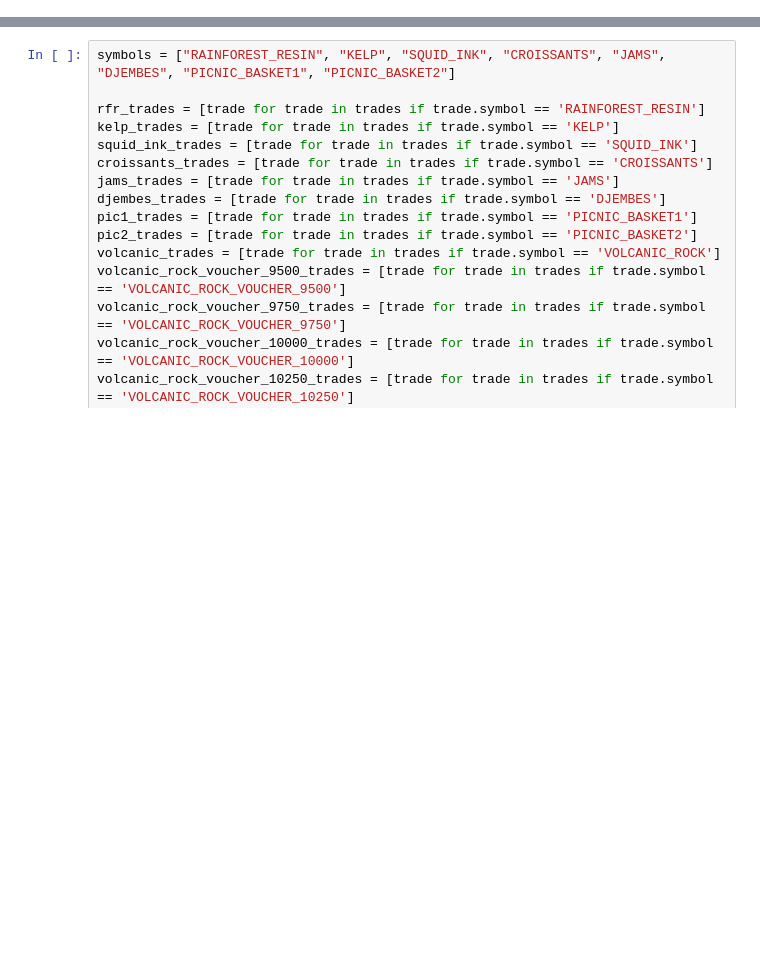
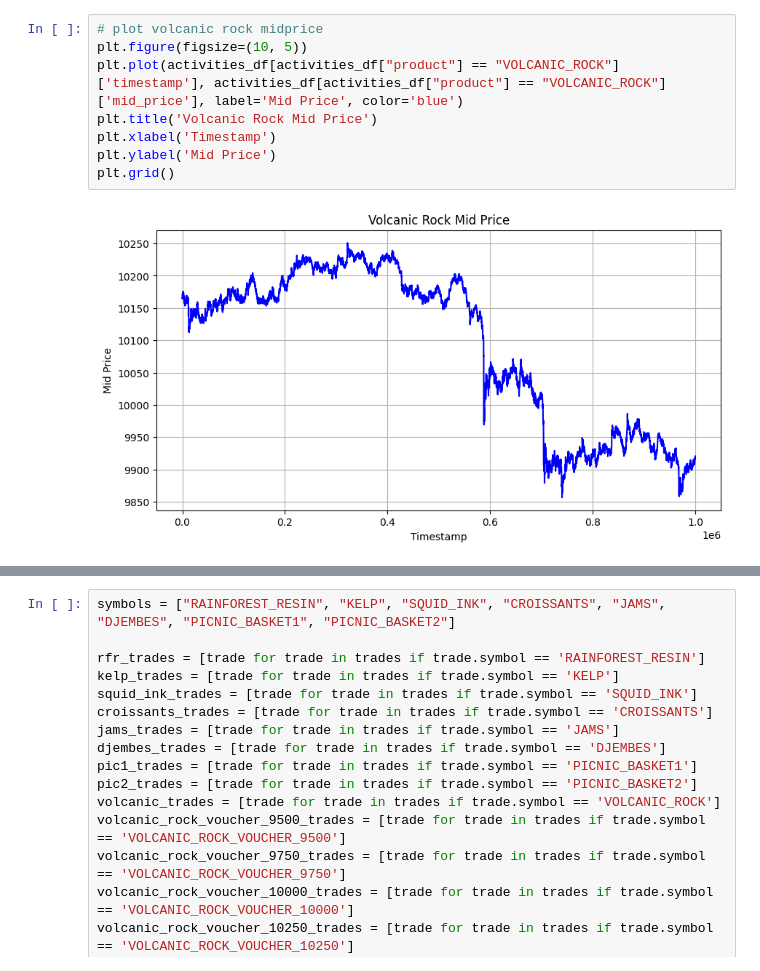
Before and after one commit to shank959/prosperity-imc25, a Jupyter notebook: rounds/round3/eda/round3_results/round3_results_analysis.ipynb, the cells around one changed output, grey strips where cells are left out. Cells and saved outputs as stored; diff of their text form; blank space fills up the shorter version.

```diff
--- a/rounds/round3/eda/round3_results/round3_results_analysis.ipynb
+++ b/rounds/round3/eda/round3_results/round3_results_analysis.ipynb
@@ -46,3 +62,13 @@ trades: List[Trade] = [Trade(**t) for t in trades_data]
+# %%
+# plot volcanic rock midprice
+plt.figure(figsize=(10, 5))
+plt.plot(activities_df[activities_df["product"] == "VOLCANIC_ROCK"]['timestamp'], activities_df[activities_df["product"] == "VOLCANIC_ROCK"]['mid_price'], label='Mid Price', color='blue')
+plt.title('Volcanic Rock Mid Price')
+plt.xlabel('Timestamp')
+plt.ylabel('Mid Price')
+plt.grid()
+# %% [output]
+[figure, added]
 # %%
 our_trades = [trade for trade in trades if trade.buyer == "SUBMISSION" or trade.seller == "SUBMISSION"]
 # Convert to DataFrame
```
Also changed, not shown: parts of 13 cells of this notebook, 38 other files.
